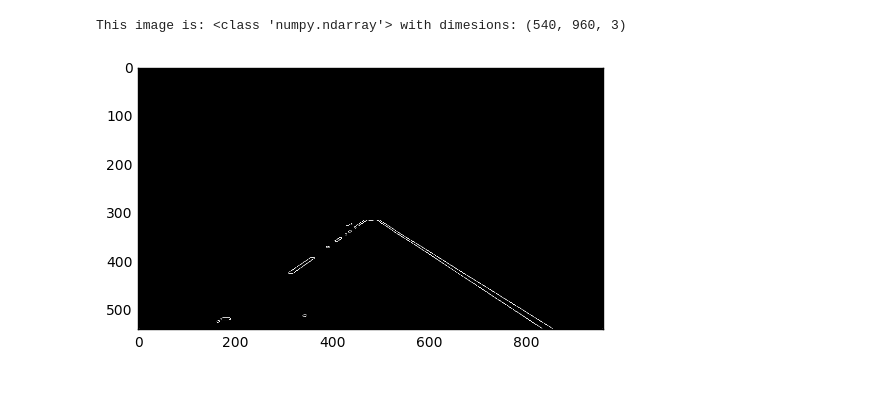
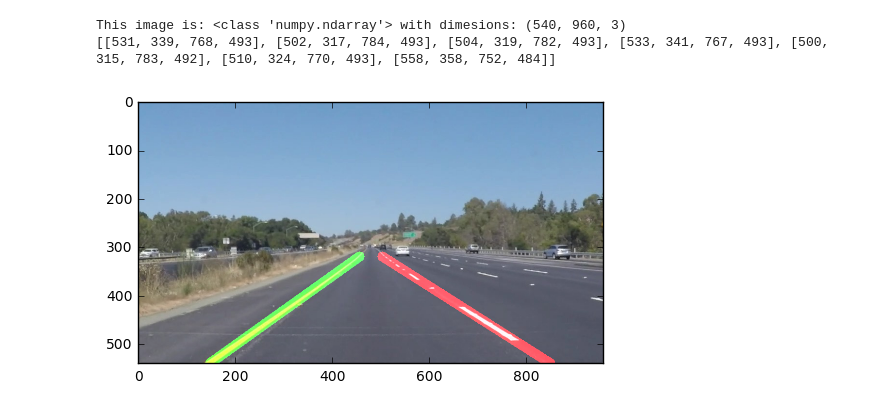
Before and after one commit to safirebleu/udacitysdc-findinglanes, a Jupyter notebook: process_image.ipynb, the cells around one changed output. Drawn from its saved outputs; the diff is of its cells as text; code cells hidden in the pictures.

```diff
--- a/process_image.ipynb
+++ b/process_image.ipynb
@@ -9,7 +9,7 @@ import matplotlib.image as mpimg
 %matplotlib inline
 
 #reading in an image
-image = mpimg.imread('test_images/solidWhiteRight.jpg')
+image = mpimg.imread('test_images/solidYellowLeft.jpg')
 #printing out some stats and plotting
 print('This image is:', type(image), 'with dimesions:', image.shape)
  #call as plt.imshow(gray, cmap='gray') to show a grayscaled image
@@ -40,40 +40,78 @@ imshape = image.shape
 vertices = np.array([[(0,imshape[0]),(450, 315), (500, 315), (imshape[1],imshape[0])]], dtype=np.int32)
 cv2.fillPoly(mask, vertices, ignore_mask_color) # Fills verticies in the empty mask with a polygon
 masked_edges = cv2.bitwise_and(edges, mask) # Processes the Edges image and removes pixels outside the mask
-plt.imshow(masked_edges, cmap='gray')
+
 
 
 #HOUGH TRANSFORM
     # Performing the hough transform will allow us to find pixels that are roughly congregated along in lines
 
 # Hough transform parameters
 rho = 1 # Distance resolution in pixels of the Hough grid
 theta = np.pi/180 # Angular resolution in radians of the Hough grid
 threshold = 15 # Minimum number of votes (intersections in Hough grid cell)
 min_line_length = 120 # minimum number of pixels making up a line
 max_line_gap = 150    # maximum gap in pixels between connectable line segments
 line_image = np.copy(image)*0 # creating a blank to draw lines on
 
 
 # Run Hough on edge detected image
 # Output "lines" is an array containing endpoints of detected line segments
 lines = cv2.HoughLinesP(masked_edges, rho, theta, threshold, np.array([]),
                             min_line_length, max_line_gap)
 
 
 # Iterate over the output "lines" and draw lines on a blank image
+left_lane = []
+right_lane = []
+
 for line in lines:
     for x1,y1,x2,y2 in line:
-        cv2.line(line_image,(x1,y1),(x2,y2),(255,0,0),3)
+        m_i = (y2-y1)/(x2-x1)
+        if (m_i < 0):
+            left_lane.append([x1, y1, x2, y2])
+        else:
+            right_lane.append([x1, y1, x2, y2])
+
+left = np.mean(left_lane,axis=0).astype(int)
+right = np.mean(right_lane,axis=0).astype(int)
+
+m1 = (left[3]-left[1])/(left[2]-left[0])
+b1 = left[1]-(m1*left[0])
+
+m2 = (right[3]-right[1])/(right[2]-right[0])
+b2 = right[1]-(m2*right[0])
+
+y_min = 0 #image.shape[0]
+xL1_max = ((y_max - b1) / m1).astype(int)
+xL2_max = ((320-b1)/m1).astype(int)
+xR1_max = ((y_max - b2) / m2).astype(int)
+xR2_max = ((320-b2)/m2).astype(int)
+
+
+cv2.line(line_image,(xL1_max,540),(xL2_max,320),(0,255,0),20)
+cv2.line(line_image,(xR2_max,320),(xR1_max,540),(255,0,0),20)
+
 
 
 # Create a "color" binary image to combine with line image
 color_edges = np.dstack((edges, edges, edges))
 
 
 
 # Draw the lines on the edge image
-result = cv2.addWeighted(image, 1, line_image, 1, 0)
+result = cv2.addWeighted(image, 1, line_image, .8, 0)
+
+plt.imshow(result)
+
+print(right_lane)
+#print(right)
+#print(vertices[0,2,1])
+#print(left_lane)
+#print(lines)
+#print(lines.mean(axis=0))
+#print(lines[0][0][2])
 # %% [output]
 This image is: <class 'numpy.ndarray'> with dimesions: (540, 960, 3)
+[[531, 339, 768, 493], [502, 317, 784, 493], [504, 319, 782, 493], [533, 341, 767, 493], [500, 315, 783, 492], [510, 324, 770, 493], [558, 358, 752, 484]]
-[figure, old version]
+[figure, new version]
```
Also changed, not shown: 6 other files.
